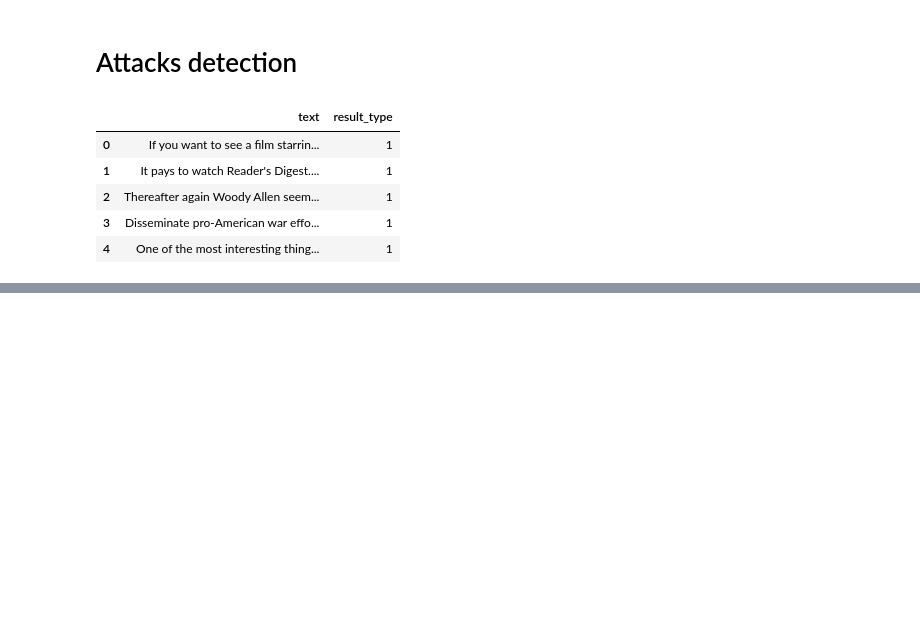
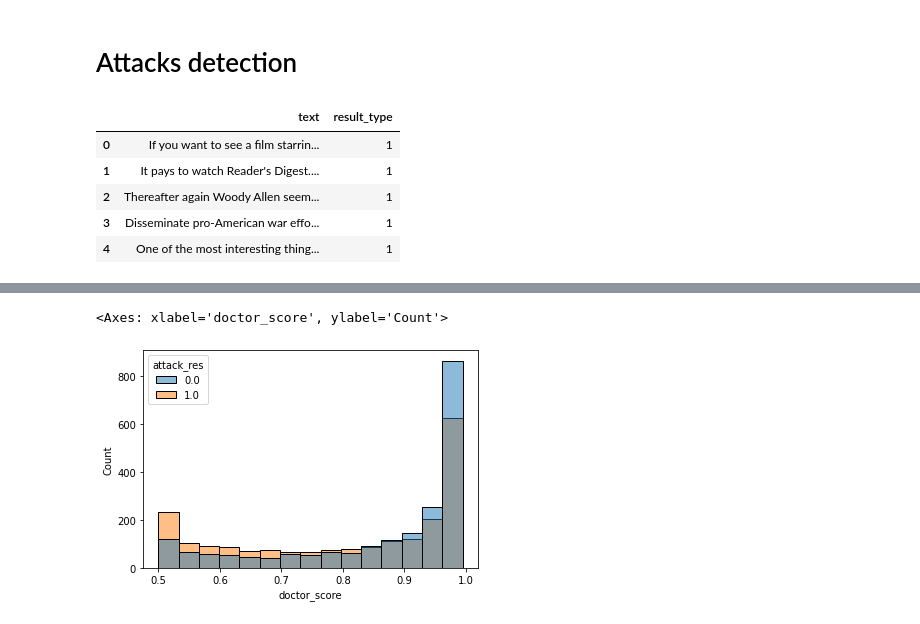
Before and after one commit to Tedonze/Adversarial_Attacks_NLP, a Jupyter notebook: scores.ipynb, the cells around one changed output, grey strips where cells are left out. Saved outputs shown, nothing was run; the diff lists cells and outputs as text; code cells hidden in the pictures; blank space fills up the shorter version.

```diff
--- a/scores.ipynb
+++ b/scores.ipynb
@@ -439,0 +484,5 @@ tensor([0.5027, 0.5016, 0.5083,  ..., 0.5015, 0.5025, 0.5004])
+# %%
+sns.histplot(data=dataset, x="doctor_score", hue="attack_res")
+# %% [output]
+<Axes: xlabel='doctor_score', ylabel='Count'>
+[figure, added]
```
Also changed, not shown: parts of 22 cells of this notebook.
